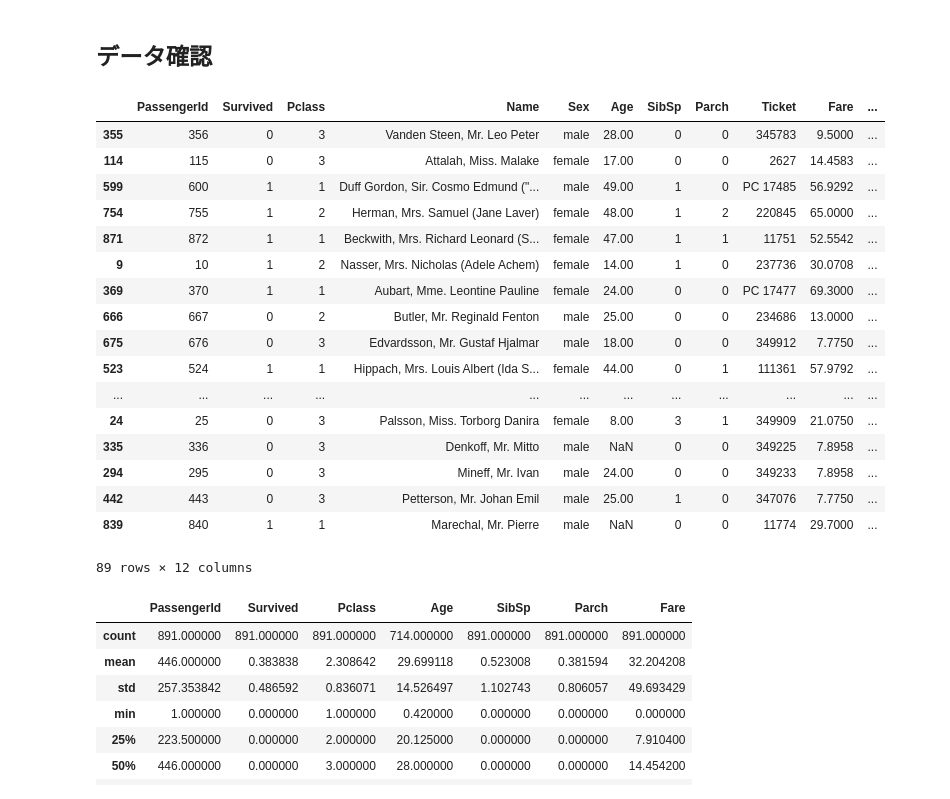
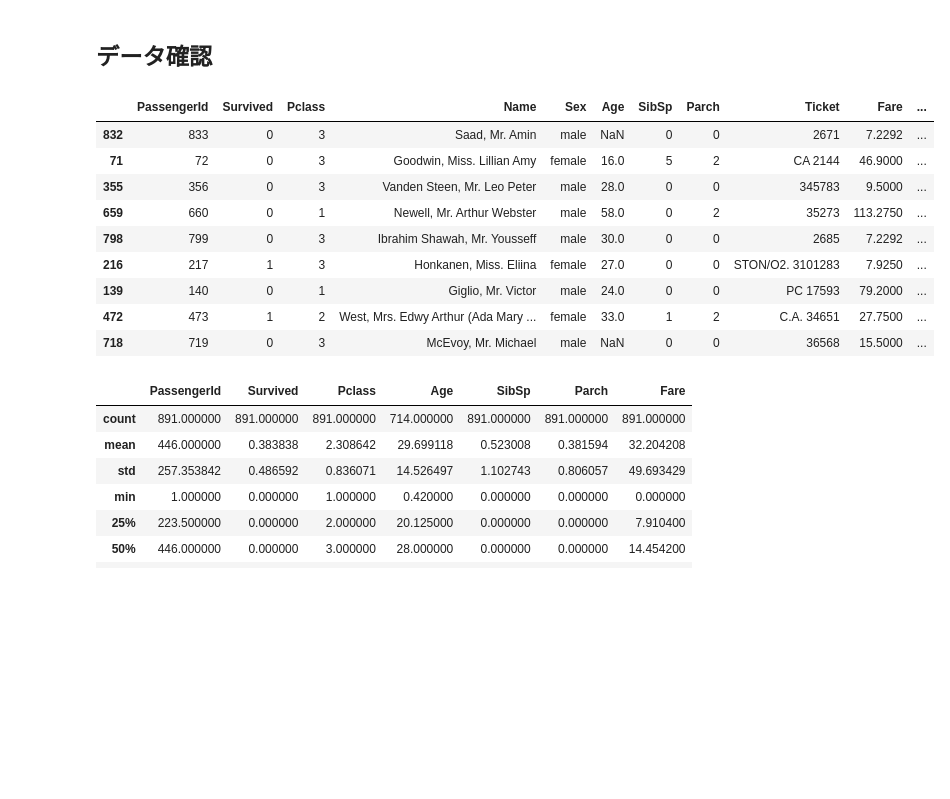
Before and after one commit to lasershow/lab-py, a Jupyter notebook: ipython/dic_20171020_titanic_randomforest.ipynb, the cells around one changed output. Cells and saved outputs as stored; diff of their text form; code cells hidden in the pictures; blank space fills up the shorter version.

```diff
--- a/ipython/dic_20171020_titanic_randomforest.ipynb
+++ b/ipython/dic_20171020_titanic_randomforest.ipynb
@@ -23,26 +23,18 @@ data_test = pd.read_csv('testdata/test.csv')
 # %% [markdown]
 ## データ確認
 # %%
-df.sample(frac=0.1, replace=True)
+df.sample(frac=0.01, replace=True)
 # %% [output]
 |  | PassengerId | Survived | Pclass | Name | Sex | Age | SibSp | Parch | Ticket | Fare | ... |
-| 355 | 356 | 0 | 3 | Vanden Steen, Mr. Leo Peter | male | 28.00 | 0 | 0 | 345783 | 9.5000 | ... |
-| 114 | 115 | 0 | 3 | Attalah, Miss. Malake | female | 17.00 | 0 | 0 | 2627 | 14.4583 | ... |
-| 599 | 600 | 1 | 1 | Duff Gordon, Sir. Cosmo Edmund ("... | male | 49.00 | 1 | 0 | PC 17485 | 56.9292 | ... |
-| 754 | 755 | 1 | 2 | Herman, Mrs. Samuel (Jane Laver) | female | 48.00 | 1 | 2 | 220845 | 65.0000 | ... |
-| 871 | 872 | 1 | 1 | Beckwith, Mrs. Richard Leonard (S... | female | 47.00 | 1 | 1 | 11751 | 52.5542 | ... |
-| 9 | 10 | 1 | 2 | Nasser, Mrs. Nicholas (Adele Achem) | female | 14.00 | 1 | 0 | 237736 | 30.0708 | ... |
-| 369 | 370 | 1 | 1 | Aubart, Mme. Leontine Pauline | female | 24.00 | 0 | 0 | PC 17477 | 69.3000 | ... |
-| 666 | 667 | 0 | 2 | Butler, Mr. Reginald Fenton | male | 25.00 | 0 | 0 | 234686 | 13.0000 | ... |
-| 675 | 676 | 0 | 3 | Edvardsson, Mr. Gustaf Hjalmar | male | 18.00 | 0 | 0 | 349912 | 7.7750 | ... |
-| 523 | 524 | 1 | 1 | Hippach, Mrs. Louis Albert (Ida S... | female | 44.00 | 0 | 1 | 111361 | 57.9792 | ... |
-| ... | ... | ... | ... | ... | ... | ... | ... | ... | ... | ... | ... |
-| 24 | 25 | 0 | 3 | Palsson, Miss. Torborg Danira | female | 8.00 | 3 | 1 | 349909 | 21.0750 | ... |
-| 335 | 336 | 0 | 3 | Denkoff, Mr. Mitto | male | NaN | 0 | 0 | 349225 | 7.8958 | ... |
-| 294 | 295 | 0 | 3 | Mineff, Mr. Ivan | male | 24.00 | 0 | 0 | 349233 | 7.8958 | ... |
-| 442 | 443 | 0 | 3 | Petterson, Mr. Johan Emil | male | 25.00 | 1 | 0 | 347076 | 7.7750 | ... |
-| 839 | 840 | 1 | 1 | Marechal, Mr. Pierre | male | NaN | 0 | 0 | 11774 | 29.7000 | ... |
+| 832 | 833 | 0 | 3 | Saad, Mr. Amin | male | NaN | 0 | 0 | 2671 | 7.2292 | ... |
+| 71 | 72 | 0 | 3 | Goodwin, Miss. Lillian Amy | female | 16.0 | 5 | 2 | CA 2144 | 46.9000 | ... |
+| 355 | 356 | 0 | 3 | Vanden Steen, Mr. Leo Peter | male | 28.0 | 0 | 0 | 345783 | 9.5000 | ... |
+| 659 | 660 | 0 | 1 | Newell, Mr. Arthur Webster | male | 58.0 | 0 | 2 | 35273 | 113.2750 | ... |
+| 798 | 799 | 0 | 3 | Ibrahim Shawah, Mr. Yousseff | male | 30.0 | 0 | 0 | 2685 | 7.2292 | ... |
+| 216 | 217 | 1 | 3 | Honkanen, Miss. Eliina | female | 27.0 | 0 | 0 | STON/O2. 3101283 | 7.9250 | ... |
+| 139 | 140 | 0 | 1 | Giglio, Mr. Victor | male | 24.0 | 0 | 0 | PC 17593 | 79.2000 | ... |
+| 472 | 473 | 1 | 2 | West, Mrs. Edwy Arthur (Ada Mary ... | female | 33.0 | 1 | 2 | C.A. 34651 | 27.7500 | ... |
+| 718 | 719 | 0 | 3 | McEvoy, Mr. Michael | male | NaN | 0 | 0 | 36568 | 15.5000 | ... |
-89 rows × 12 columns
 # %%
 df.describe()
 # %% [output]
```
Also changed, not shown: parts of 5 cells of this notebook.
